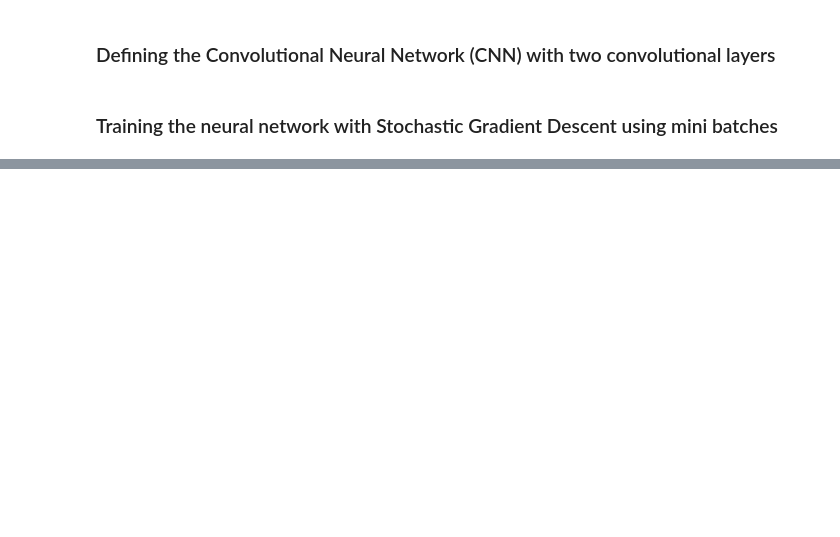
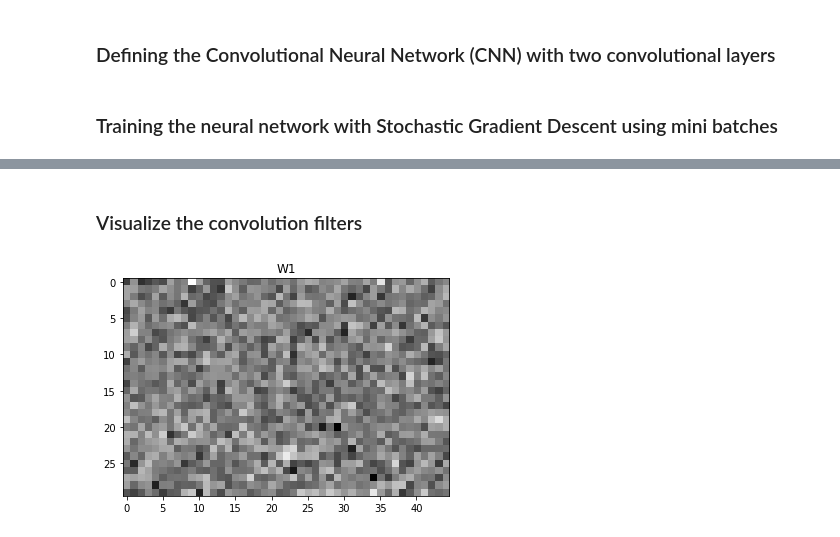
Before and after one commit to tarunkp/CNN_RNN_with_Tensorflow, a Jupyter notebook: CNN_Tensorflow_2_CIFAR10.ipynb, the cells around one changed output, grey strips where cells are left out. Drawn from its saved outputs; the diff is of its cells as text; code cells hidden in the pictures; blank space fills up the shorter version.

```diff
--- a/CNN_Tensorflow_2_CIFAR10.ipynb
+++ b/CNN_Tensorflow_2_CIFAR10.ipynb
@@ -237,37 +317,22 @@ plt.show()
+# %% [markdown]
+### Visualize the convolution filters
 # %%
 W1_val = W1_val.transpose(3, 2, 0, 1)
-W2_val = W2_val.transpose(3, 2, 0, 1)
-
-# visualize W1 (20, 3, 5, 5)
+# visualize W1 (C1_NumFeatureMaps, C, C1_FilterWidth, C1_FilterHight)
 # W1_val = W1.get_value()
-grid = np.zeros((8*5, 8*5))
+grid = np.zeros((10*C1_FilterWidth, 15*C1_FilterHight))
 m = 0
 n = 0
-for i in range(20):
-    for j in range(3):
+for i in range(C1_NumFeatureMaps):
+    for j in range(C):
         filt = W1_val[i,j]
-        grid[m*5:(m+1)*5,n*5:(n+1)*5] = filt
+        grid[m*C1_FilterWidth:(m+1)*C1_FilterWidth, n*C1_FilterHight:(n+1)*C1_FilterHight] = filt
         m += 1
-        if m >= 8:
+        if m >= 10:
             m = 0
             n += 1
 plt.imshow(grid, cmap='gray')
 plt.title("W1")
 plt.show()
-
-# visualize W2 (50, 20, 5, 5)
-# W2_val = W2.get_value()
-grid = np.zeros((32*5, 32*5))
-m = 0
-n = 0
-for i in range(50):
-    for j in range(20):
-        filt = W2_val[i,j]
-        grid[m*5:(m+1)*5,n*5:(n+1)*5] = filt
-        m += 1
-        if m >= 32:
-            m = 0
-            n += 1
-plt.imshow(grid, cmap='gray')
-plt.title("W2")
-plt.show()
+# %% [output]
+[figure, added]
```
Also changed, not shown: parts of 6 cells of this notebook.
